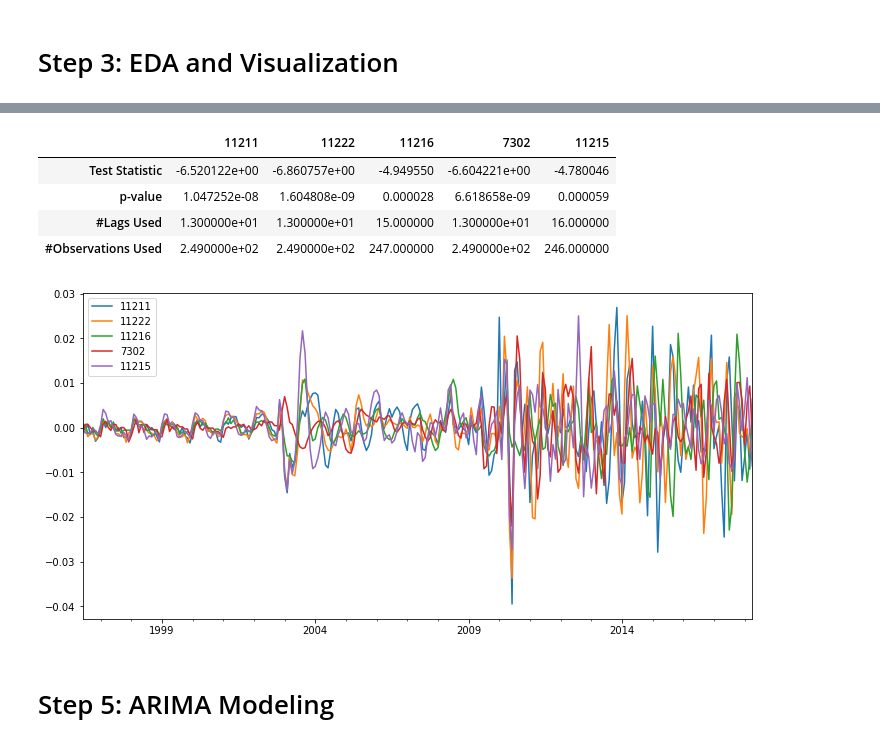
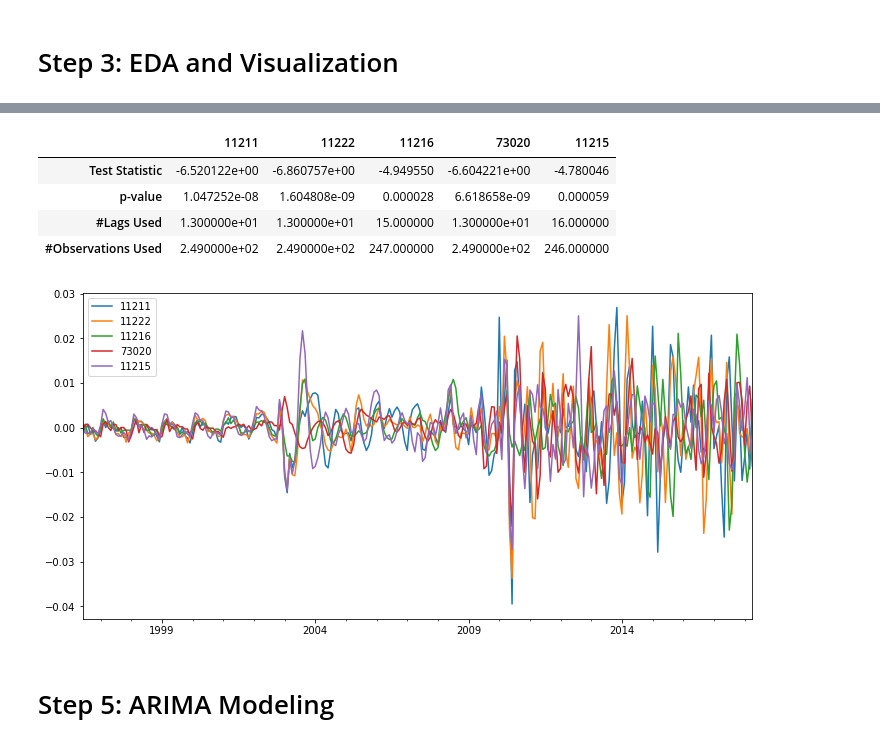
Before and after one commit to tjkim614/zillow_investment_recommendation, a Jupyter notebook: Final Model.ipynb, the cells around one changed output, grey strips where cells are left out. Cells and saved outputs as stored; diff of their text form; code cells hidden in the pictures.

```diff
--- a/Final Model.ipynb
+++ b/Final Model.ipynb
@@ -274,11 +251,13 @@ dftest_results(returns)
 # DF, PACF provides starting point (pdq to start)
 # 1 or 2 below pdq that you got from eda
 # %%
+# Differencing the data gave a stationary output.
+# p-values are all well below 0.05 and almost close to 0.
 diff_returns = (returns).diff(periods=1).dropna()
-diff_returns.plot(figsize=(12,6))a;
+diff_returns.plot(figsize=(12,6));
 dftest_results(diff_returns)
 # %% [output]
-|  | 11211 | 11222 | 11216 | 7302 | 11215 |
+|  | 11211 | 11222 | 11216 | 73020 | 11215 |
 | Test Statistic | -6.520122e+00 | -6.860757e+00 | -4.949550 | -6.604221e+00 | -4.780046 |
 | p-value | 1.047252e-08 | 1.604808e-09 | 0.000028 | 6.618658e-09 | 0.000059 |
 | #Lags Used | 1.300000e+01 | 1.300000e+01 | 15.000000 | 1.300000e+01 | 16.000000 |
```
Also changed, not shown: parts of 20 cells of this notebook.
